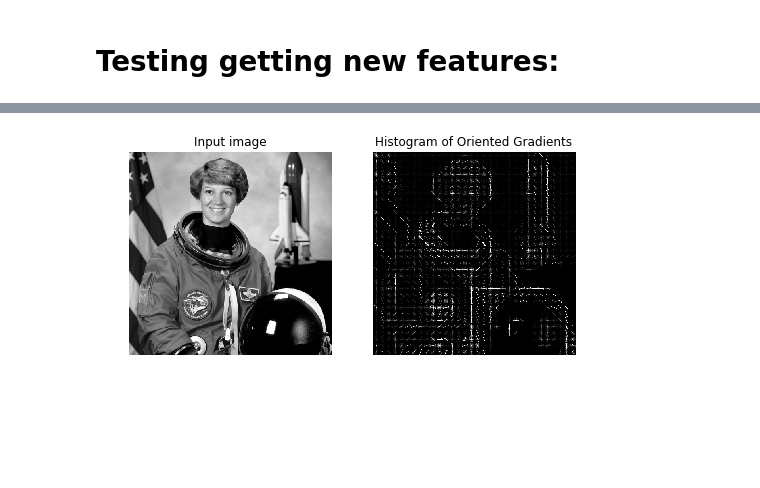
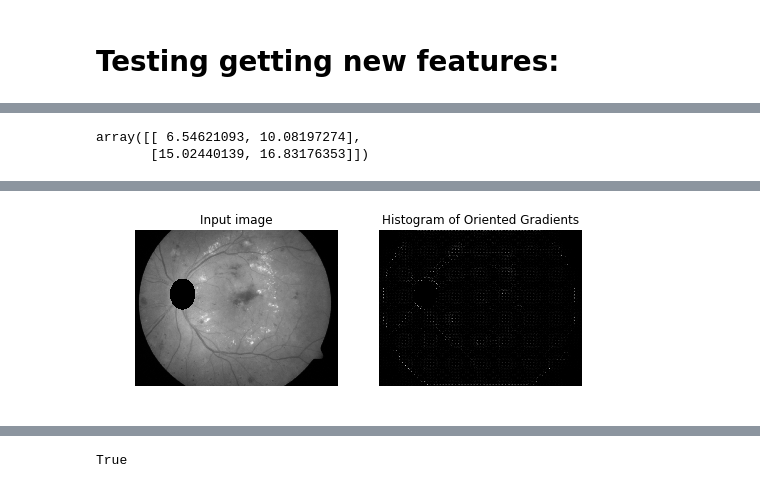
Before and after one commit to umar-aftab/DiabeticRetinopathy, a Jupyter notebook: Alex - Feature Extraction/New Features - Desktop.ipynb, the cells around one changed output, grey strips where cells are left out. Saved outputs shown, nothing was run; the diff lists cells and outputs as text; code cells hidden in the pictures; blank space fills up the shorter version.

```diff
--- a/Alex - Feature Extraction/New Features - Desktop.ipynb
+++ b/Alex - Feature Extraction/New Features - Desktop.ipynb
@@ -2,0 +74,8 @@
+# %%
+g = greycomatrix(gray, [1, 2], [0, np.pi/2], levels=255,
+                  normed=True, symmetric=True)
+contrast = greycoprops(g, 'contrast')
+contrast
+# %% [output]
+array([[ 6.54621093, 10.08197274],
+       [15.02440139, 16.83176353]])
@@ -3,20 +109,14 @@
 # %%
 import matplotlib.pyplot as plt
-import cv2
 from skimage.feature import hog
 from skimage import data, exposure
 
-
-image = data.astronaut()
-image = cv2.cvtColor(image,cv2.COLOR_BGR2GRAY)
-print(image.shape)
-fd, hog_image = hog(image, orientations=8, pixels_per_cell=(16, 16),
-                    cells_per_block=(1, 1), visualise=True)
+fd, hog_image = get_hog(gray)
 
 fig, (ax1, ax2) = plt.subplots(1, 2, figsize=(8, 4), sharex=True, sharey=True)
 
 ax1.axis('off')
-ax1.imshow(image, cmap=plt.cm.gray)
+ax1.imshow(gray, cmap=plt.cm.gray)
 ax1.set_title('Input image')
 
 # Rescale histogram for better display
@@ -26,4 +126,22 @@ ax2.axis('off')
 ax2.imshow(hog_image_rescaled, cmap=plt.cm.gray)
 ax2.set_title('Histogram of Oriented Gradients')
 plt.show()
+
+#hog_image_rescaled = hog_image_rescaled.convert('RGB')
+print(np.unique(hog_image_rescaled))
+hog_image[hog_image != 0] *= 35
+
+from PIL import Image
+im_hog = Image.fromarray(hog_image)
+if im_hog.mode != 'RGB':
+    im_hog = im_hog.convert('RGB')
+im_hog.save("hog-278.jpeg")
+
+#SIFT
+
+
+sift = cv2.xfeatures2d.SIFT_create()
+kp = sift.detect(gray,None)
+img=cv2.drawKeypoints(gray,kp,None)
+cv2.imwrite('sift-278.jpg',img)
 # %% [output]
@@ -30,0 +150 @@ plt.show()
+[figure, new version]
@@ -33 +153 @@ C:\Users\Alex\Anaconda3\lib\site-packages\skimage\feature\_hog.py:119: skimage_d
-[figure, old version]
+True
```
Also changed, not shown: parts of 9 cells of this notebook, 12 other files.
